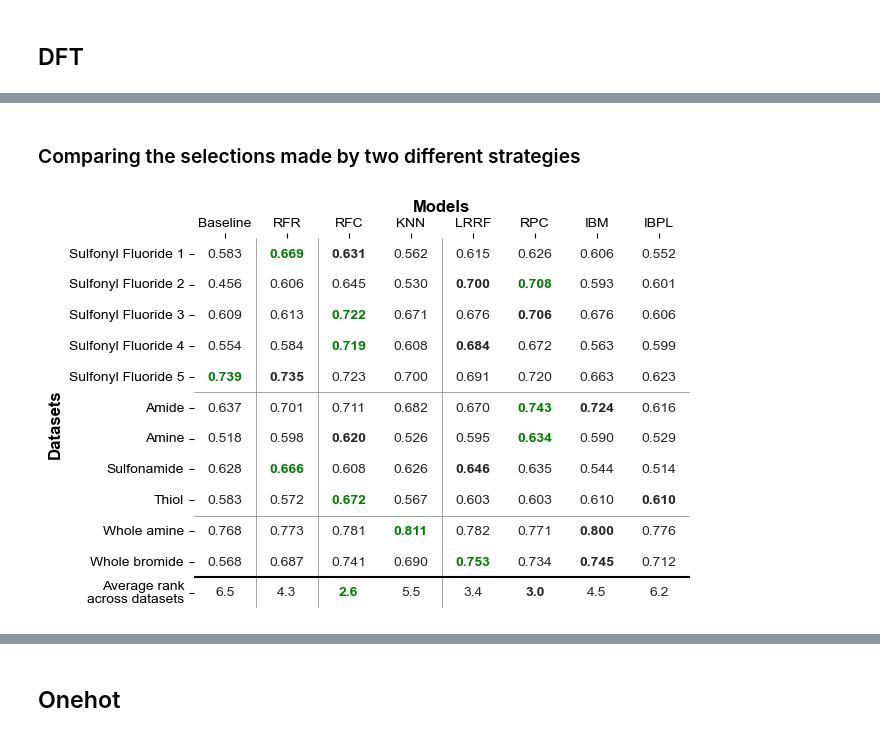
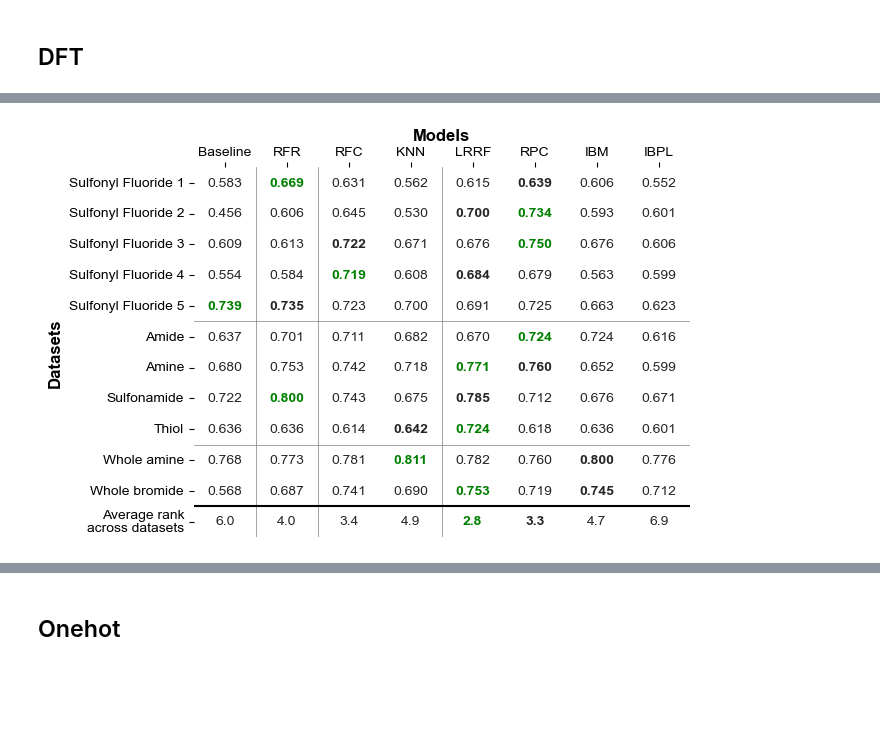
Before and after one commit to ZimmermanGroup/LabelRanking, a Jupyter notebook: performance_analysis.ipynb, the cells around one changed output, grey strips where cells are left out. Saved outputs shown, nothing was run; the diff lists cells and outputs as text; code cells hidden in the pictures; blank space fills up the shorter version.

```diff
--- a/performance_analysis.ipynb
+++ b/performance_analysis.ipynb
@@ -63,2 +50,0 @@ plot_bonferroni_dunn(combined_kt_table, all_models_ordered)
-# %% [markdown]
-### Comparing the selections made by two different strategies
@@ -114,4 +51,5 @@ def plot_table_with_heatmap(rr_array, model_list, dataset_list, hline_pos=[5,9],
 # %%
-plot_table_with_heatmap(combined_rr_table, all_models_ordered, datasets, save="Figure4A_table_v2.svg")
+### metric = MRR
+plot_table_with_heatmap(combined_rr_table, all_models_ordered, datasets, save="Figure4A_table_FINAL_v2.svg")
 # %% [output]
-[figure, old version]
+[figure, new version]
```
Also changed, not shown: parts of 105 cells of this notebook, 12 other files.
